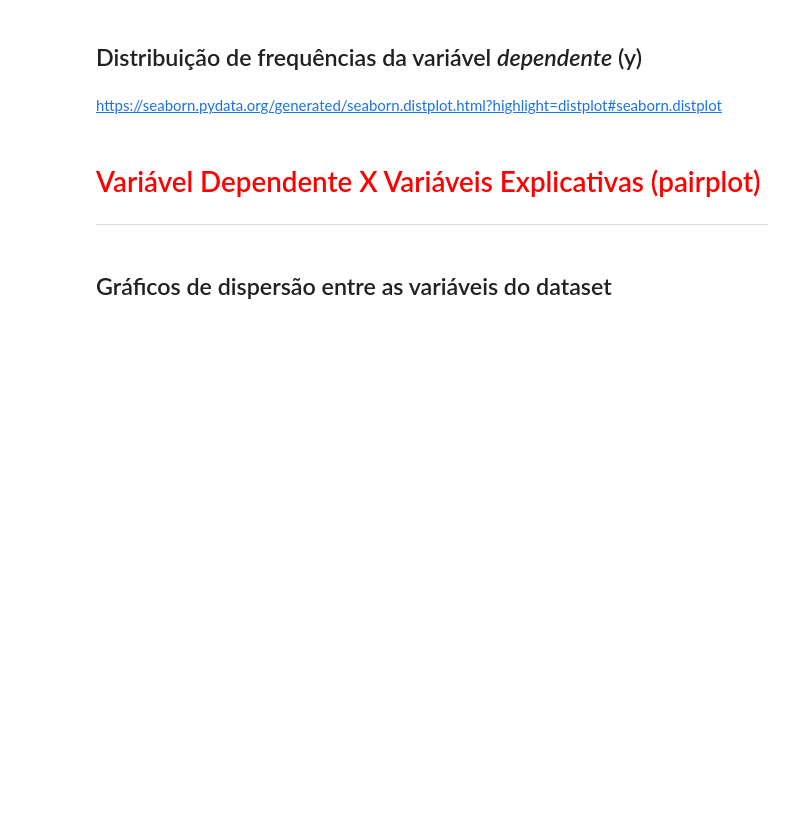
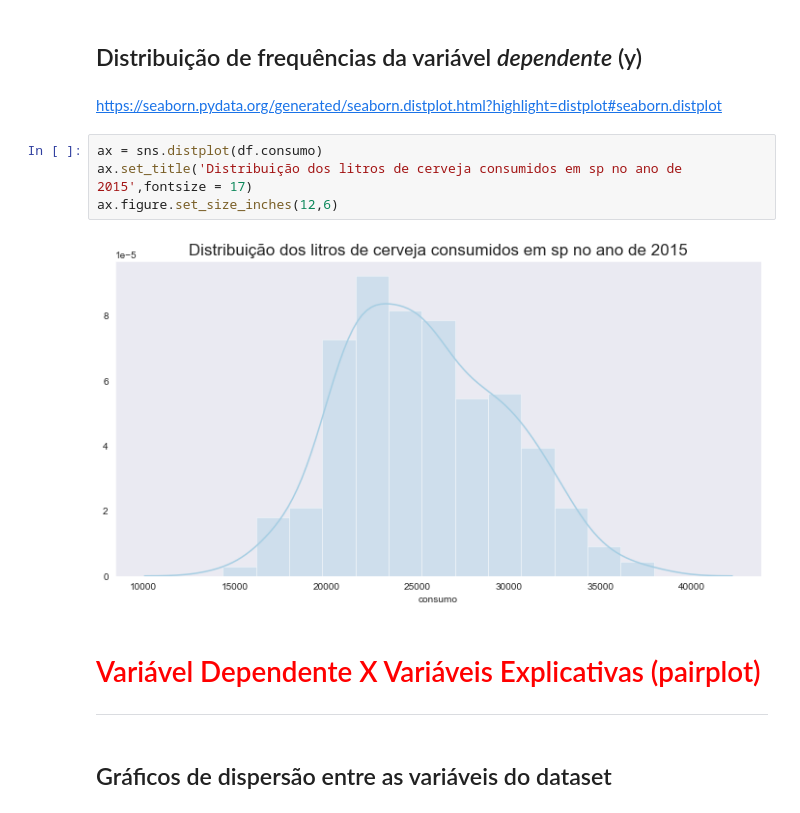
Before and after one commit to Thiagodcfarias/Projetos-Data-Science, a Jupyter notebook: Regression/Alura-beer-consumption/model.ipynb, the cells around one changed output. Drawn from its saved outputs; the diff is of its cells as text; blank space fills up the shorter version.

```diff
--- a/Regression/Alura-beer-consumption/model.ipynb
+++ b/Regression/Alura-beer-consumption/model.ipynb
@@ -168,6 +196,12 @@ https://seaborn.pydata.org/generated/seaborn.boxplot.html?highlight=boxplot#seab
 ## Distribuição de frequências da variável *dependente* (y)
 # %% [markdown]
 https://seaborn.pydata.org/generated/seaborn.distplot.html?highlight=distplot#seaborn.distplot
+# %%
+ax = sns.distplot(df.consumo)
+ax.set_title('Distribuição dos litros de cerveja consumidos em sp no ano de 2015',fontsize = 17)
+ax.figure.set_size_inches(12,6)
+# %% [output]
+[figure, added]
 # %% [markdown]
 # <font color='red' style='font-size: 30px;'>Variável Dependente X Variáveis Explicativas (pairplot)</font>
 <hr style='border: 2px solid red;'>
```
Also changed, not shown: parts of 10 cells of this notebook.
